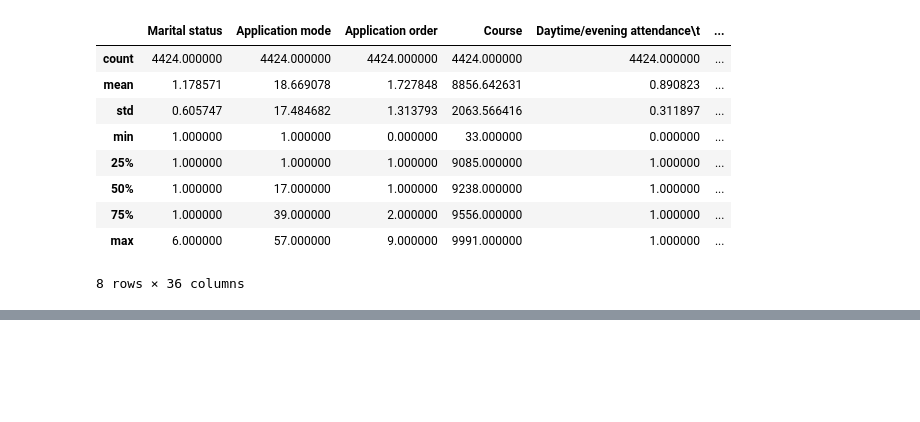
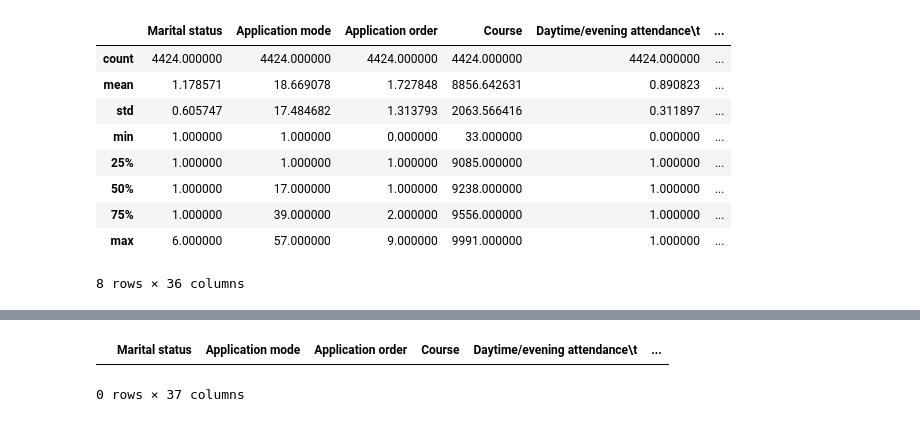
Before and after one commit to javel3232/Predict-students-dropout-and-academic-success, a Jupyter notebook: EDA.ipynb, the cells around one changed output, grey strips where cells are left out. Saved outputs shown, nothing was run; the diff lists cells and outputs as text; code cells hidden in the pictures; blank space fills up the shorter version.

```diff
--- a/EDA.ipynb
+++ b/EDA.ipynb
@@ -144,0 +125,5 @@ array([127.3, 142.5, 124.8, 119.6, 141.5, 114.8, 128.4, 113.1, 129.3,
+# %%
+datos[datos.duplicated(keep=False)]
+# %% [output]
+|  | Marital status | Application mode | Application order | Course | Daytime/evening attendance\t | ... |
+0 rows × 37 columns
```
Also changed, not shown: parts of 2 cells of this notebook.
